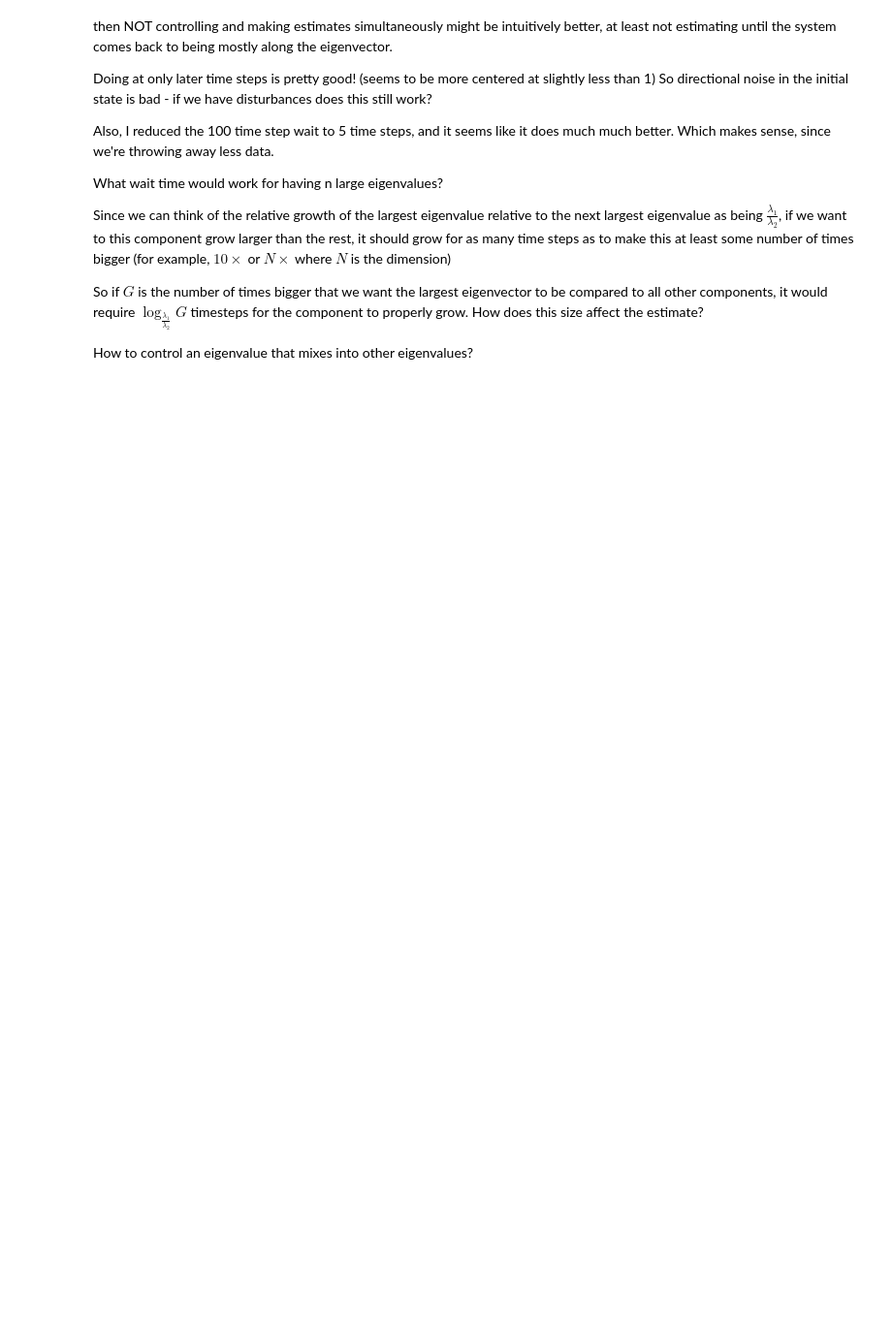
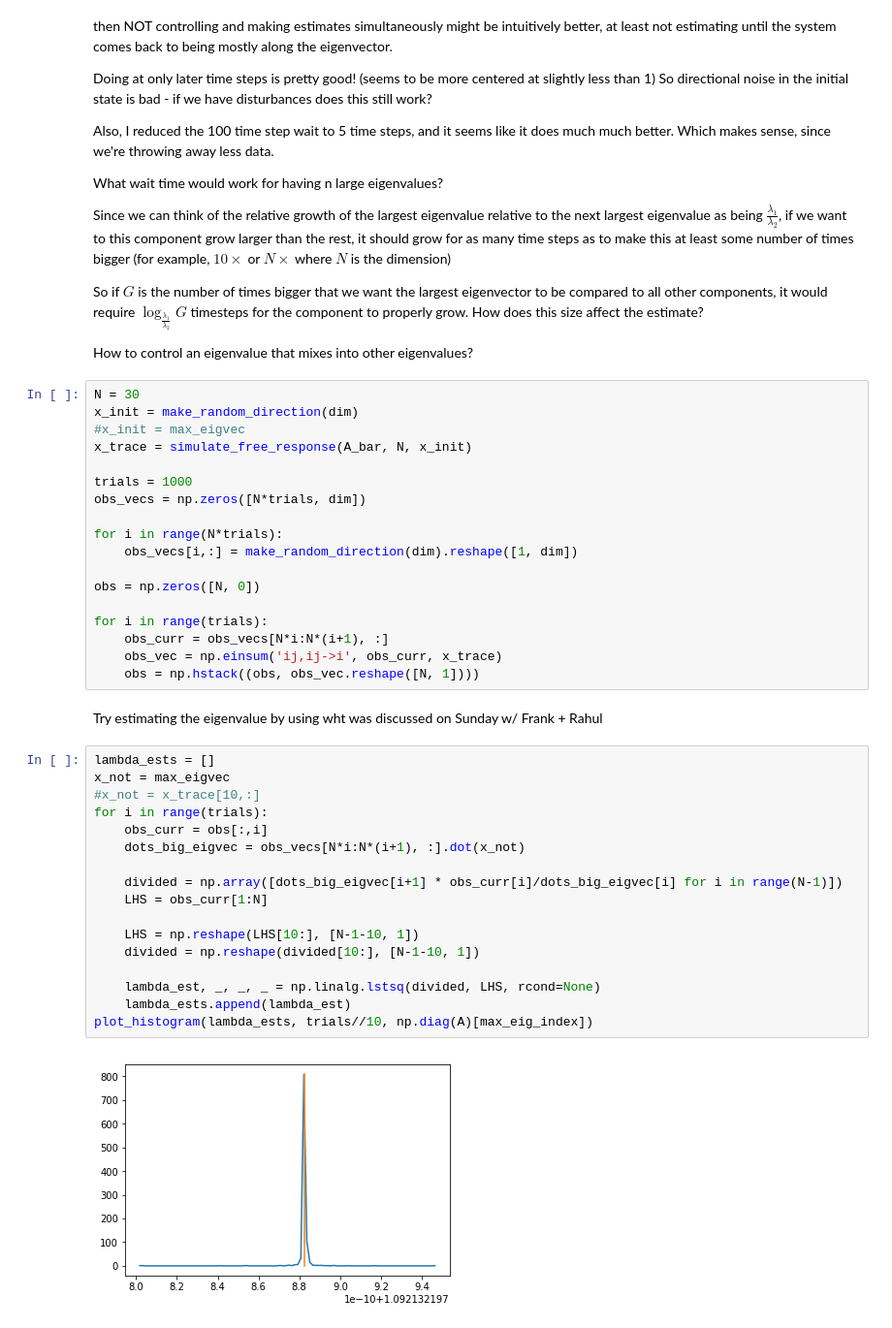
Before and after one commit to rahularya50/control-proj, a Jupyter notebook: Jupyter Notebooks/Randomized Eigenvalues (Diagonal Case).ipynb, the cells around one changed output. Shown at 97% size. Drawn from its saved outputs; the diff is of its cells as text; blank space fills up the shorter version.

```diff
--- a/Jupyter Notebooks/Randomized Eigenvalues (Diagonal Case).ipynb
+++ b/Jupyter Notebooks/Randomized Eigenvalues (Diagonal Case).ipynb
@@ -273,3 +273,42 @@ Since we can think of the relative growth of the largest eigenvalue relative to
 So if $G$ is the number of times bigger that we want the largest eigenvector to be compared to all other components, it would require $\log_{\frac{\lambda_1}{\lambda_2}}{G}$ timesteps for the component to properly grow. How does this size affect the estimate?
 
 How to control an eigenvalue that mixes into other eigenvalues?
+# %%
+N = 30
+x_init = make_random_direction(dim)
+#x_init = max_eigvec
+x_trace = simulate_free_response(A_bar, N, x_init)
+
+trials = 1000
+obs_vecs = np.zeros([N*trials, dim])
+
+for i in range(N*trials):
+    obs_vecs[i,:] = make_random_direction(dim).reshape([1, dim])
+
+obs = np.zeros([N, 0])
+
+for i in range(trials):
+    obs_curr = obs_vecs[N*i:N*(i+1), :]
+    obs_vec = np.einsum('ij,ij->i', obs_curr, x_trace)
+    obs = np.hstack((obs, obs_vec.reshape([N, 1])))
+# %% [markdown]
+Try estimating the eigenvalue by using wht was discussed on Sunday w/ Frank + Rahul
+# %%
+lambda_ests = []
+x_not = max_eigvec
+#x_not = x_trace[10,:]
+for i in range(trials):
+    obs_curr = obs[:,i]
+    dots_big_eigvec = obs_vecs[N*i:N*(i+1), :].dot(x_not)
+
+    divided = np.array([dots_big_eigvec[i+1] * obs_curr[i]/dots_big_eigvec[i] for i in range(N-1)])
+    LHS = obs_curr[1:N]
+
+    LHS = np.reshape(LHS[10:], [N-1-10, 1])
+    divided = np.reshape(divided[10:], [N-1-10, 1])
+
+    lambda_est, _, _, _ = np.linalg.lstsq(divided, LHS, rcond=None)
+    lambda_ests.append(lambda_est)
+plot_histogram(lambda_ests, trials//10, np.diag(A)[max_eig_index])
+# %% [output]
+[figure, added]
```
Also changed, not shown: parts of 6 cells of this notebook.
